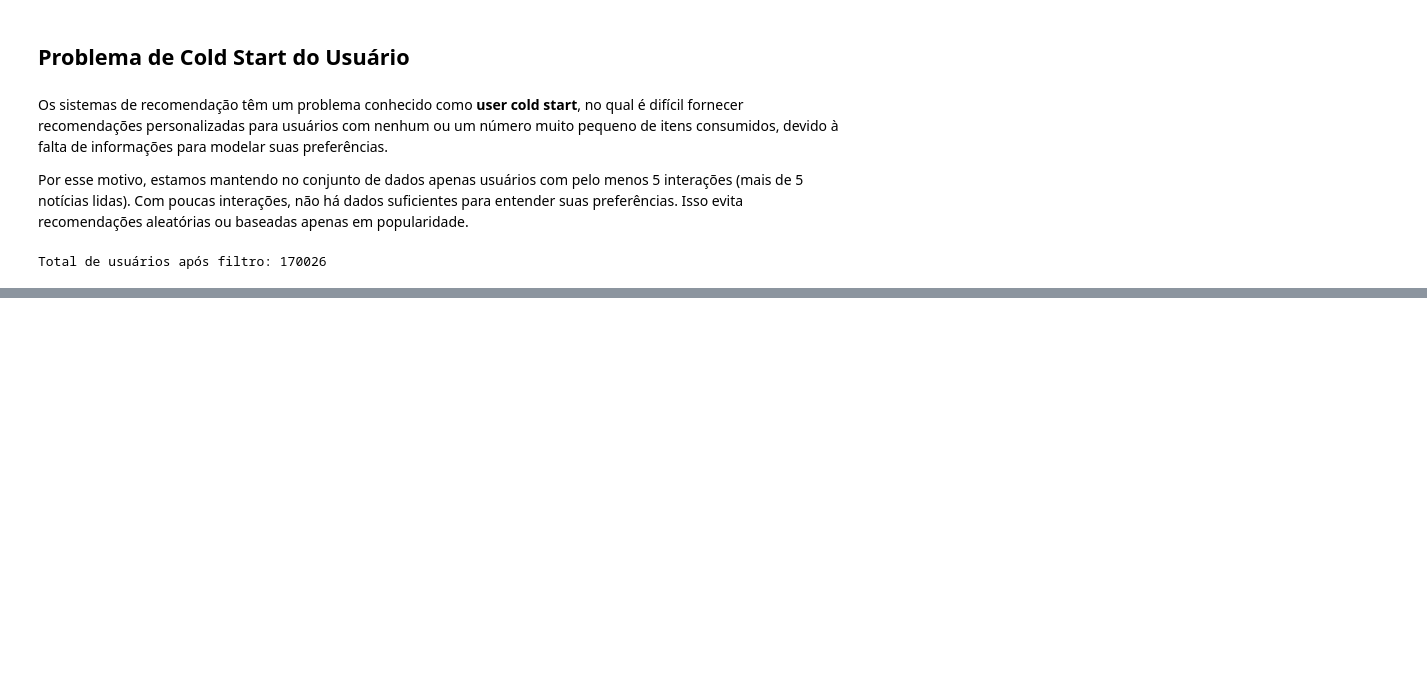
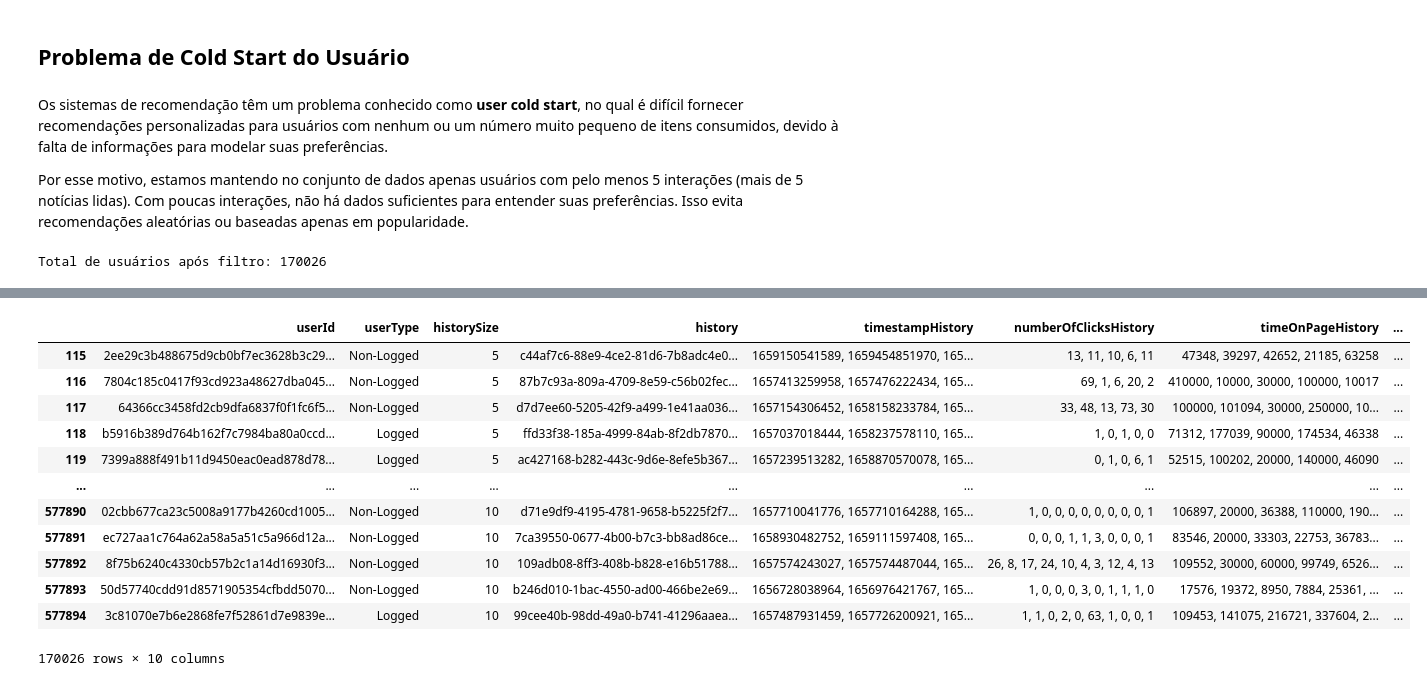
Before and after one commit to letpires/G1Recommender, a Jupyter notebook: eda.ipynb, the cells around one changed output, grey strips where cells are left out. Saved outputs shown, nothing was run; the diff lists cells and outputs as text; code cells hidden in the pictures; blank space fills up the shorter version.

```diff
--- a/eda.ipynb
+++ b/eda.ipynb
@@ -167,0 +172,18 @@ Total de usuários após filtro: 170026
+# %%
+df_treino_teste = df_treino.copy()
+# %%
+df_treino_teste
+# %% [output]
+|  | userId | userType | historySize | history | timestampHistory | numberOfClicksHistory | timeOnPageHistory | ... |
+| 115 | 2ee29c3b488675d9cb0bf7ec3628b3c29... | Non-Logged | 5 | c44af7c6-88e9-4ce2-81d6-7b8adc4e0... | 1659150541589, 1659454851970, 165... | 13, 11, 10, 6, 11 | 47348, 39297, 42652, 21185, 63258 | ... |
+| 116 | 7804c185c0417f93cd923a48627dba045... | Non-Logged | 5 | 87b7c93a-809a-4709-8e59-c56b02fec... | 1657413259958, 1657476222434, 165... | 69, 1, 6, 20, 2 | 410000, 10000, 30000, 100000, 10017 | ... |
+| 117 | 64366cc3458fd2cb9dfa6837f0f1fc6f5... | Non-Logged | 5 | d7d7ee60-5205-42f9-a499-1e41aa036... | 1657154306452, 1658158233784, 165... | 33, 48, 13, 73, 30 | 100000, 101094, 30000, 250000, 10... | ... |
+| 118 | b5916b389d764b162f7c7984ba80a0ccd... | Logged | 5 | ffd33f38-185a-4999-84ab-8f2db7870... | 1657037018444, 1658237578110, 165... | 1, 0, 1, 0, 0 | 71312, 177039, 90000, 174534, 46338 | ... |
+| 119 | 7399a888f491b11d9450eac0ead878d78... | Logged | 5 | ac427168-b282-443c-9d6e-8efe5b367... | 1657239513282, 1658870570078, 165... | 0, 1, 0, 6, 1 | 52515, 100202, 20000, 140000, 46090 | ... |
+| ... | ... | ... | ... | ... | ... | ... | ... | ... |
+| 577890 | 02cbb677ca23c5008a9177b4260cd1005... | Non-Logged | 10 | d71e9df9-4195-4781-9658-b5225f2f7... | 1657710041776, 1657710164288, 165... | 1, 0, 0, 0, 0, 0, 0, 0, 0, 1 | 106897, 20000, 36388, 110000, 190... | ... |
+| 577891 | ec727aa1c764a62a58a5a51c5a966d12a... | Non-Logged | 10 | 7ca39550-0677-4b00-b7c3-bb8ad86ce... | 1658930482752, 1659111597408, 165... | 0, 0, 0, 1, 1, 3, 0, 0, 0, 1 | 83546, 20000, 33303, 22753, 36783... | ... |
+| 577892 | 8f75b6240c4330cb57b2c1a14d16930f3... | Non-Logged | 10 | 109adb08-8ff3-408b-b828-e16b51788... | 1657574243027, 1657574487044, 165... | 26, 8, 17, 24, 10, 4, 3, 12, 4, 13 | 109552, 30000, 60000, 99749, 6526... | ... |
+| 577893 | 50d57740cdd91d8571905354cfbdd5070... | Non-Logged | 10 | b246d010-1bac-4550-ad00-466be2e69... | 1656728038964, 1656976421767, 165... | 1, 0, 0, 0, 3, 0, 1, 1, 1, 0 | 17576, 19372, 8950, 7884, 25361, ... | ... |
+| 577894 | 3c81070e7b6e2868fe7f52861d7e9839e... | Logged | 10 | 99cee40b-98dd-49a0-b741-41296aaea... | 1657487931459, 1657726200921, 165... | 1, 1, 0, 2, 0, 63, 1, 0, 0, 1 | 109453, 141075, 216721, 337604, 2... | ... |
+170026 rows × 10 columns
```
Also changed, not shown: parts of 6 cells of this notebook.
